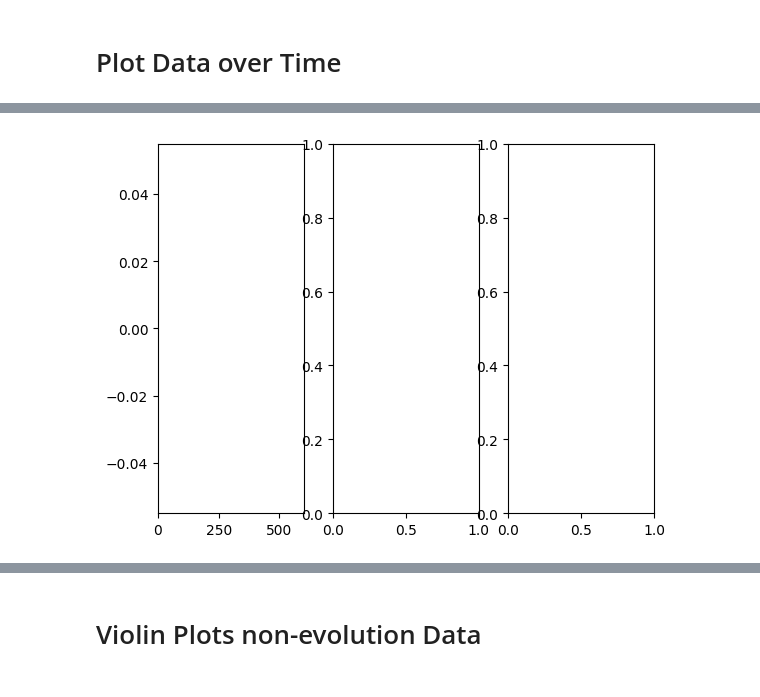
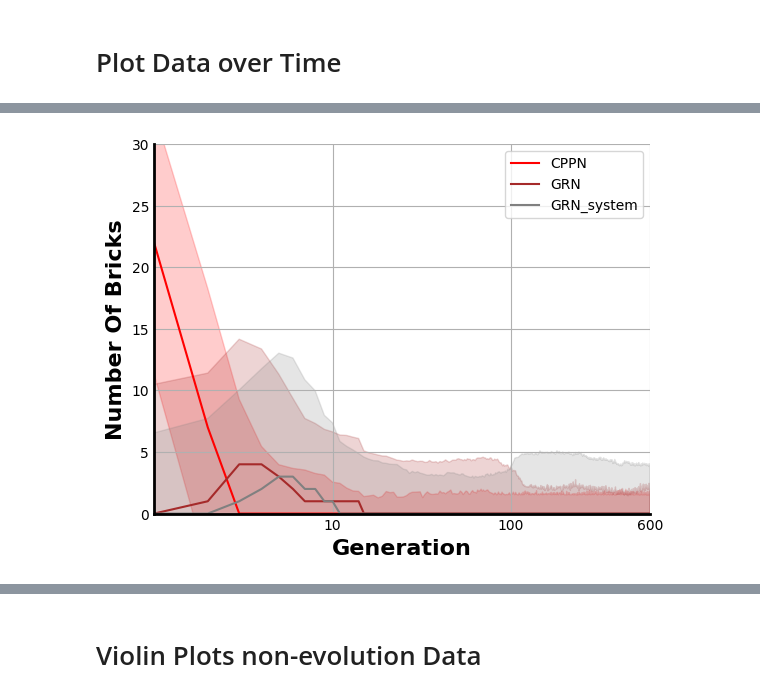
Before and after one commit to KristianiEJPK/revolve2-1, a Jupyter notebook: examples/robot_bodybrain_ea_database/analyze_evolved_bodies.ipynb, the cells around one changed output, grey strips where cells are left out. Cells and saved outputs as stored; diff of their text form; code cells hidden in the pictures.

```diff
--- a/examples/robot_bodybrain_ea_database/analyze_evolved_bodies.ipynb
+++ b/examples/robot_bodybrain_ea_database/analyze_evolved_bodies.ipynb
@@ -170,7 +160,14 @@ df_exp["Symmetry_excl_max"] = df_exp.loc[:, ['symmetry_excl1', 'symmetry_excl2',
 # Get median symmetry
 df_exp["Symmetry_incl_median"] = df_exp.loc[:, ['symmetry_incl1', 'symmetry_incl2','symmetry_incl3', 'symmetry_incl4']].median(axis = 1)
 df_exp["Symmetry_excl_median"] = df_exp.loc[:, ['symmetry_excl1', 'symmetry_excl2','symmetry_excl3', 'symmetry_excl4']].median(axis = 1)
+# Get summation symmetry
+df_exp["Symmetry_incl_sum"] = df_exp.loc[:, ['symmetry_incl1', 'symmetry_incl2','symmetry_incl3', 'symmetry_incl4']].sum(axis = 1) / 4
+df_exp["Symmetry_excl_sum"] = df_exp.loc[:, ['symmetry_excl1', 'symmetry_excl2','symmetry_excl3', 'symmetry_excl4']].sum(axis = 1) / 4
+
 # Get standard deviation symmetry
 df_exp["Symmetry_incl_std"] = df_exp.loc[:, ['symmetry_incl1', 'symmetry_incl2','symmetry_incl3', 'symmetry_incl4']].std(axis = 1)
 df_exp["Symmetry_excl_std"] = df_exp.loc[:, ['symmetry_excl1', 'symmetry_excl2','symmetry_excl3', 'symmetry_excl4']].std(axis = 1)
+
+# Transform number of limbs
+df_exp["Core Attachments"] = df_exp["Core Attachments"] / 4
 # %%
@@ -228,0 +223,7 @@ plt.yticks([])
+# %%
+colsn2plot = ['symmetry_incl1', 'symmetry_incl2',
+       'symmetry_incl3', 'symmetry_incl4', 'symmetry_excl1', 'symmetry_excl2',
+       'symmetry_excl3', 'symmetry_excl4', "id_string", "experiment_id", "generation_index", "individual_index", "Mode", "Algorithm"]
+columns2plot = list(df_exp.columns)
+for col in colsn2plot:
+    columns2plot.remove(col)
@@ -231,8 +347,8 @@ from scipy.interpolate import griddata
 
 col1 = "Number of Hinges"
 col2 = "Number of Bricks"
-logarithmic = True #True#False#True
-unique = True #False
+logarithmic = True#False#True
+unique = False #False
 
 for algo in ["Random", "CPPN", "GRN", "GRN_system"]:
     df_transf = (df_exp.loc[:, [col1, col2]] - df_exp.loc[:, [col1, col2]].min(axis = 0)) / (df_exp.loc[:, [col1, col2]].max(axis = 0) - df_exp.loc[:, [col1, col2]].min(axis = 0))
@@ -333,7 +444,7 @@ for path in paths4plots:
 # %% [markdown]
 # Set columns to plot
 # %%
-colsn2plot = ['symmetry_incl1', 'symmetry_incl2',
+colsn2plot = ['count', 'symmetry_incl1', 'symmetry_incl2',
        'symmetry_incl3', 'symmetry_incl4', 'symmetry_excl1', 'symmetry_excl2',
        'symmetry_excl3', 'symmetry_excl4', "id_string", "experiment_id", "generation_index", "individual_index", "Mode", "Algorithm"]
 columns2plot = list(df_exp.columns)
@@ -342,8 +453,10 @@ for col in colsn2plot:
 # %% [markdown]
 # Plot Data over Time
 # %%
+df_exp.rename(columns = {"Single_Neighbours": "Single Neighbours"}, inplace = True)
+
 # ---- Group and apply
-for mode in ["Evolution", "Random Search"]:
+for mode in ["Evolution"]:
     medians = []
     for algo in ["CPPN", "GRN", "GRN_system"]:
         # Select data of algorithm and mode
@@ -368,35 +481,72 @@ for mode in ["Evolution", "Random Search"]:
     # ---- Plot
     cols2plot = [col for col in columns2plot if col not in ["id_string", "experiment_id", "generation_index", "individual_index"]]
     for col in cols2plot:
-        fig, axes = plt.subplots(1, 3)
         lwb = min([(l[0][col] - l[1][col]).min() for l in medians])
         upb = max([(l[0][col] + l[1][col]).max() for l in medians])
 
         for ivals, vals in enumerate(medians):
             median_exp, std_exp, algo = vals
+            color = {"GRN": "brown", "GRN_system": "grey", "CPPN": "red"}[algo]
+            alpha = {"GRN": 0.2, "GRN_system": 0.2, "CPPN": 0.2}[algo]
             # ---- Mean
-            plt.axes(axes[ivals])
-            plt.plot(median_exp.index, median_exp.loc[:, col], label = algo, color = "k")
+            plt.plot(median_exp.index, median_exp.loc[:, col], label = algo, color = color)
             # Std
-            plt.fill_between(median_exp.index, median_exp.loc[:, col] - std_exp.loc[:, col], median_exp.loc[:, col] + std_exp.loc[:, col], alpha=0.2, color = "k")
+            plt.fill_between(median_exp.index, median_exp.loc[:, col] - std_exp.loc[:, col], median_exp.loc[:, col] + std_exp.loc[:, col],
+                             alpha = alpha, color = color)
 
-            # Set limits and legend
+            # Set limits
             if mode == "Evolution":
                 plt.xlim(0, 601)
             else:
                 plt.xlim(0, 51)
             plt.ylim(lwb - 0.1, upb + 0.1)
+
+            # Set scale
+            plt.xscale("log")
+
+            # Set labels
+            plt.xlabel("Generation", fontsize = 16, fontweight = "bold")
+            print(col)
+            if col not in ["Symmetry_incl_sum", "Symmetry_incl_std"]:
+                plt.ylabel(col.title(), fontsize = 16, fontweight = "bold")
+            elif col == "Symmetry_incl_sum":
+                plt.ylabel("Symmetry", fontsize = 16, fontweight = "bold")
+            elif col == "Symmetry_incl_std":
+                plt.ylabel("Symmetry Std", fontsize = 16, fontweight = "bold")
+
+            # Set thicker lines
+            plt.gca().spines['left'].set_linewidth(2)
+            plt.gca().spines['bottom'].set_linewidth(2)
+
+            # Remove axes
+            plt.gca().spines['top'].set_visible(False)
+            plt.gca().spines['right'].set_visible(False)
+
+            # Remove tick markers
+            plt.tick_params(axis='both', which='both', length=0)
+
+            # Set xtick labels
+            plt.xticks([10, 100, 600], [10, 100, 600], fontsize = 10)
+            plt.yticks(fontsize = 10)
+
             plt.legend()
             plt.grid()
 
-        fig.text(0.5, 0.04, 'Generation', ha='center', va='center')
+        if col in ["Number of Hinges", "Number of Bricks"]:
+            plt.ylim(0, 30)
+        elif col in ["Modules"]:
+            plt.ylim(1, 31)
+        else:
+            plt.ylim(0, 1.1)
+
+        #fig.text(0.5, 0.04, 'Generation', ha='center', va='center')
 
         # Set common y-axis label
-        fig.text(0.06, 0.5, f'{col.title()}', ha='center', va='center', rotation='vertical')
+        #fig.text(0.06, 0.5, f'{col.title()}', ha='center', va='center', rotation='vertical')
 
         # Set common title
-        fig.suptitle(f'{col.title()}', fontsize=16)
-
-        plt.savefig(f"{path_root}\\Plots\\LinePlots\\GRN vs CPPN\\{mode}" + f"\\{col}.png")
-        plt.close()
+        #fig.suptitle(f'{col.title()}', fontsize=16)
+        plt.show()
+        #plt.savefig(f"{path_root}\\Plots\\LinePlots\\GRN vs CPPN\\{mode}" + f"\\{col}.png")
+        #plt.close()
 # %% [output]
@@ -404 +556 @@ ValueError: Axis limits cannot be NaN or Inf
-[figure, old version]
+[figure, new version]
```
Also changed, not shown: parts of 15 cells of this notebook, 15 other files.
